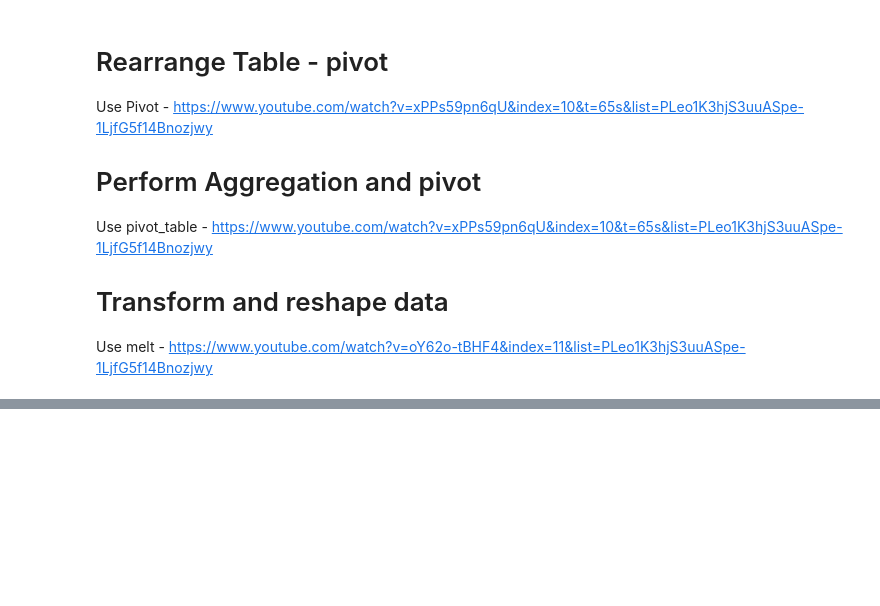
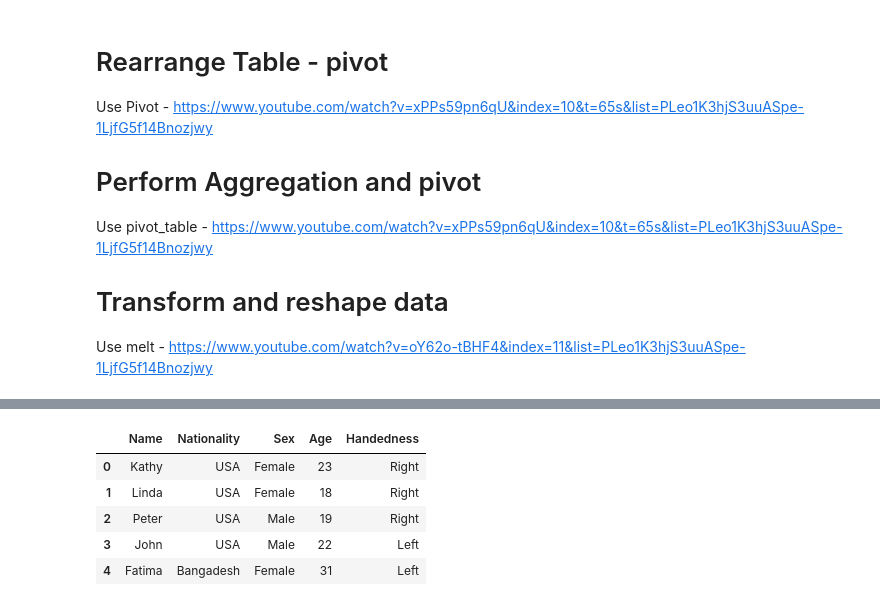
Before and after one commit to Adityajn/Machine-Learning-Algos, a Jupyter notebook: pandas.ipynb, the cells around one changed output, grey strips where cells are left out. Drawn from its saved outputs; the diff is of its cells as text; code cells hidden in the pictures; blank space fills up the shorter version.

```diff
--- a/pandas.ipynb
+++ b/pandas.ipynb
@@ -402,0 +410,10 @@ Use melt - https://www.youtube.com/watch?v=oY62o-tBHF4&index=11&list=PLeo1K3hjS3
+# %%
+df2 = pd.read_excel('survey.xls')
+df2.head(5)
+# %% [output]
+|  | Name | Nationality | Sex | Age | Handedness |
+| 0 | Kathy | USA | Female | 23 | Right |
+| 1 | Linda | USA | Female | 18 | Right |
+| 2 | Peter | USA | Male | 19 | Right |
+| 3 | John | USA | Male | 22 | Left |
+| 4 | Fatima | Bangadesh | Female | 31 | Left |
```
Also changed, not shown: parts of 6 cells of this notebook, 1 other file.
